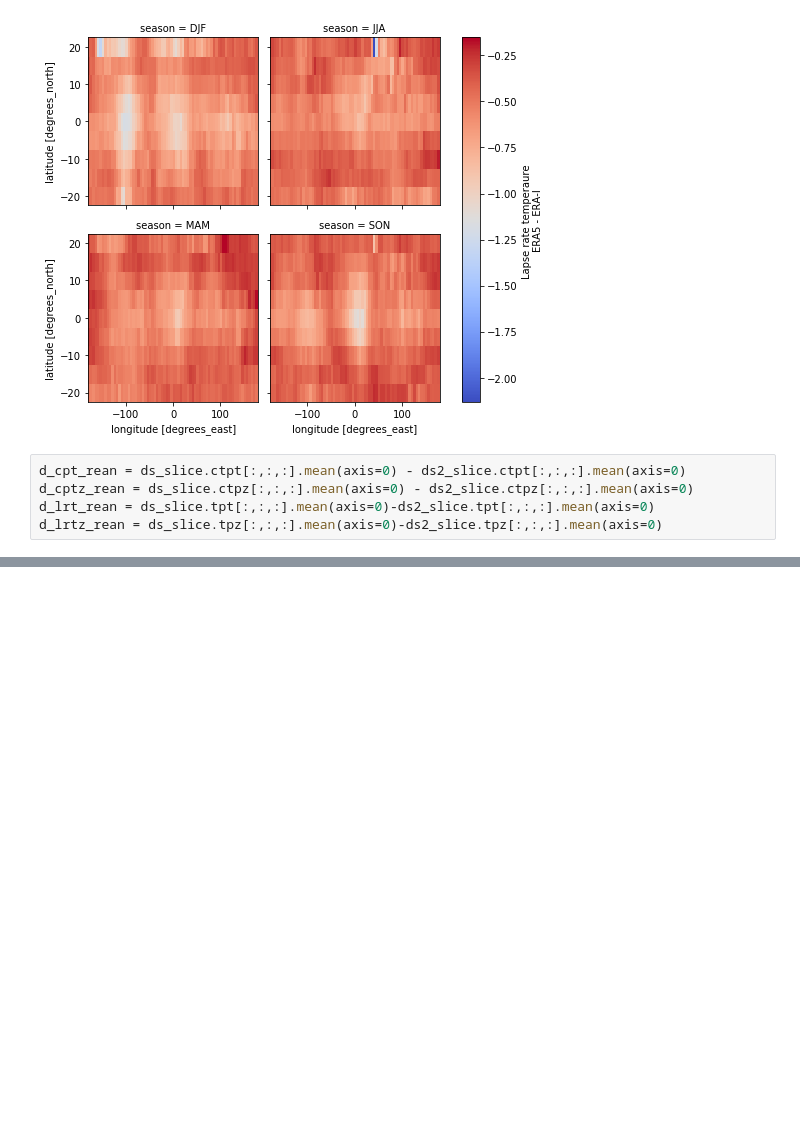
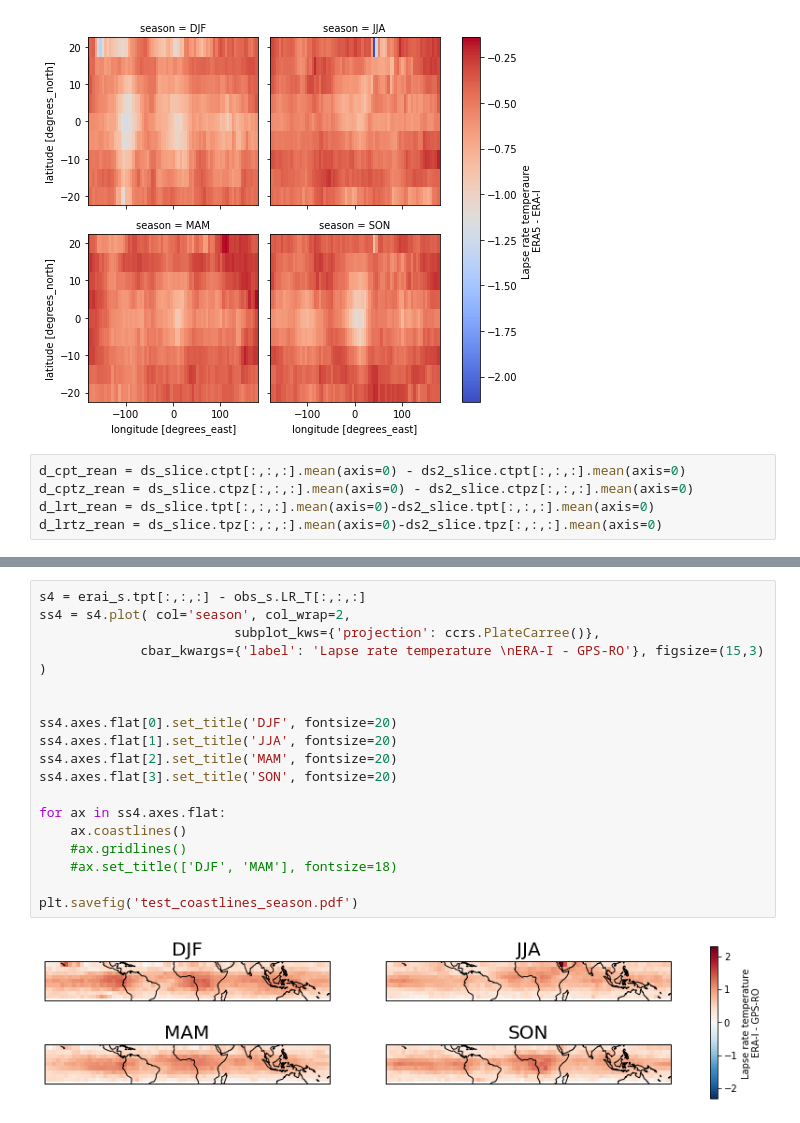
Before and after one commit to johanmeh/master, a Jupyter notebook: remap/regird_map_height.ipynb, the cells around one changed output, grey strips where cells are left out. Drawn from its saved outputs; the diff is of its cells as text; blank space fills up the shorter version.

```diff
--- a/remap/regird_map_height.ipynb
+++ b/remap/regird_map_height.ipynb
@@ -138,0 +176,21 @@ f1 = f.three_plot_contour(obs_mean_cpt, d_cpt_rean, d_cptz_rean*1000, d_lrt_rean
+# %%
+s4 = erai_s.tpt[:,:,:] - obs_s.LR_T[:,:,:]
+ss4 = s4.plot( col='season', col_wrap=2,
+                         subplot_kws={'projection': ccrs.PlateCarree()},
+             cbar_kwargs={'label': 'Lapse rate temperature \nERA-I - GPS-RO'}, figsize=(15,3)
+)
+
+
+ss4.axes.flat[0].set_title('DJF', fontsize=20)
+ss4.axes.flat[1].set_title('JJA', fontsize=20)
+ss4.axes.flat[2].set_title('MAM', fontsize=20)
+ss4.axes.flat[3].set_title('SON', fontsize=20)
+
+for ax in ss4.axes.flat:
+    ax.coastlines()
+    #ax.gridlines()
+    #ax.set_title(['DJF', 'MAM'], fontsize=18)
+
+plt.savefig('test_coastlines_season.pdf')
+# %% [output]
+[figure, added]
```
Also changed, not shown: parts of 12 cells of this notebook, 1 other file.
